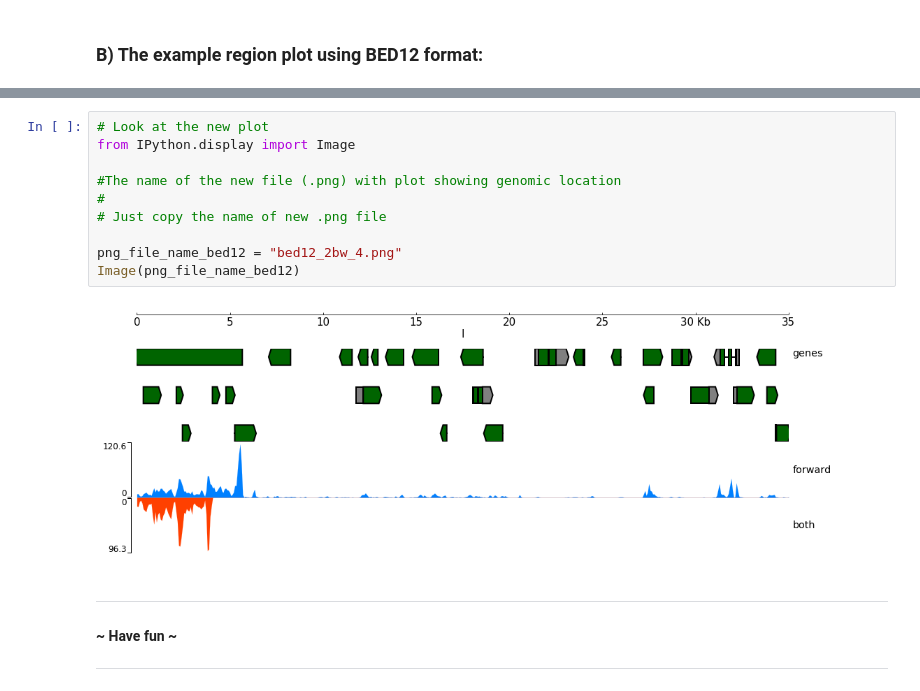
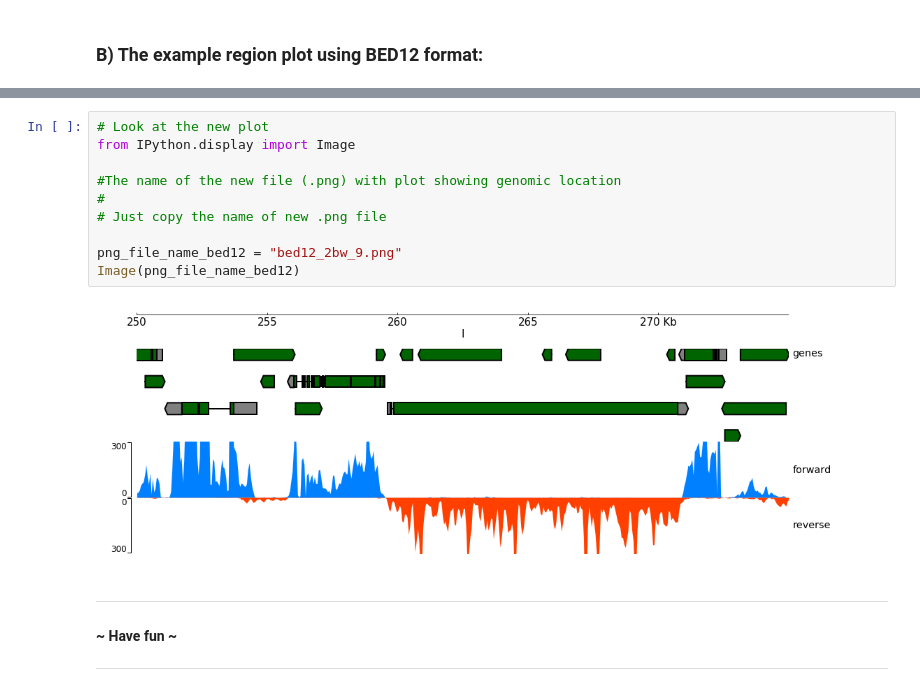
Before and after one commit to igib-rna-tails/Workflow_Genes_Regions, a Jupyter notebook: PGT_Workflow_LL.ipynb, the cells around one changed output, grey strips where cells are left out. Drawn from its saved outputs; the diff is of its cells as text.

```diff
--- a/PGT_Workflow_LL.ipynb
+++ b/PGT_Workflow_LL.ipynb
@@ -382,15 +382,15 @@ INFO:pygenometracks.tracksClass:plotting 5. [bigwig_bed6]
 # %%
 # Look at the new plot
 from IPython.display import Image
 
 #The name of the new file (.png) with plot showing genomic location
 #
 # Just copy the name of new .png file
 
-png_file_name_bed12 = "bed12_2bw_4.png"
+png_file_name_bed12 = "bed12_2bw_9.png"
 Image(png_file_name_bed12)
 # %% [output]
-[figure, old version]
+[figure, new version]
 # %% [markdown]
 ***
 #### ~ Have fun ~
```
Also changed, not shown: parts of 9 cells of this notebook.
